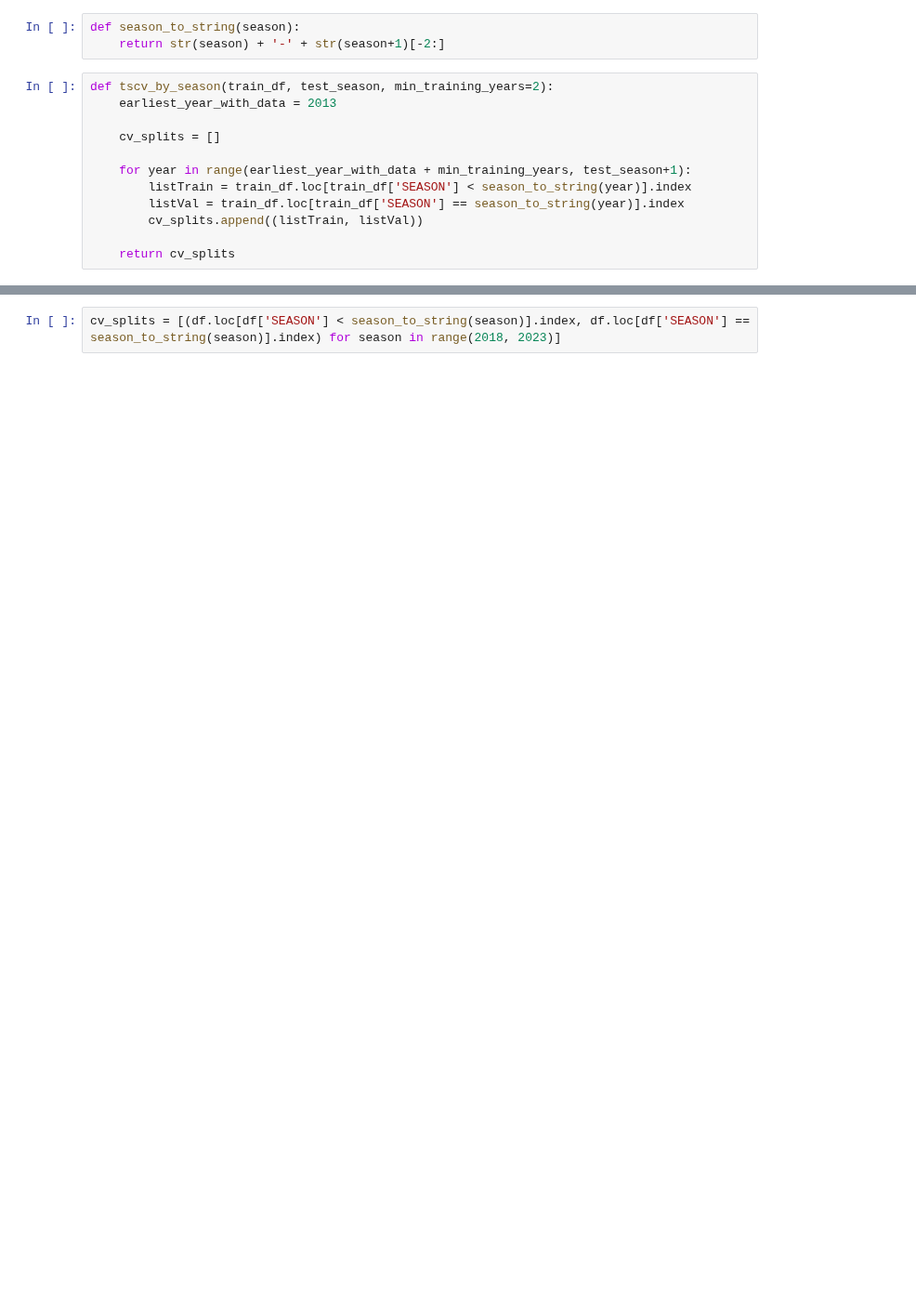
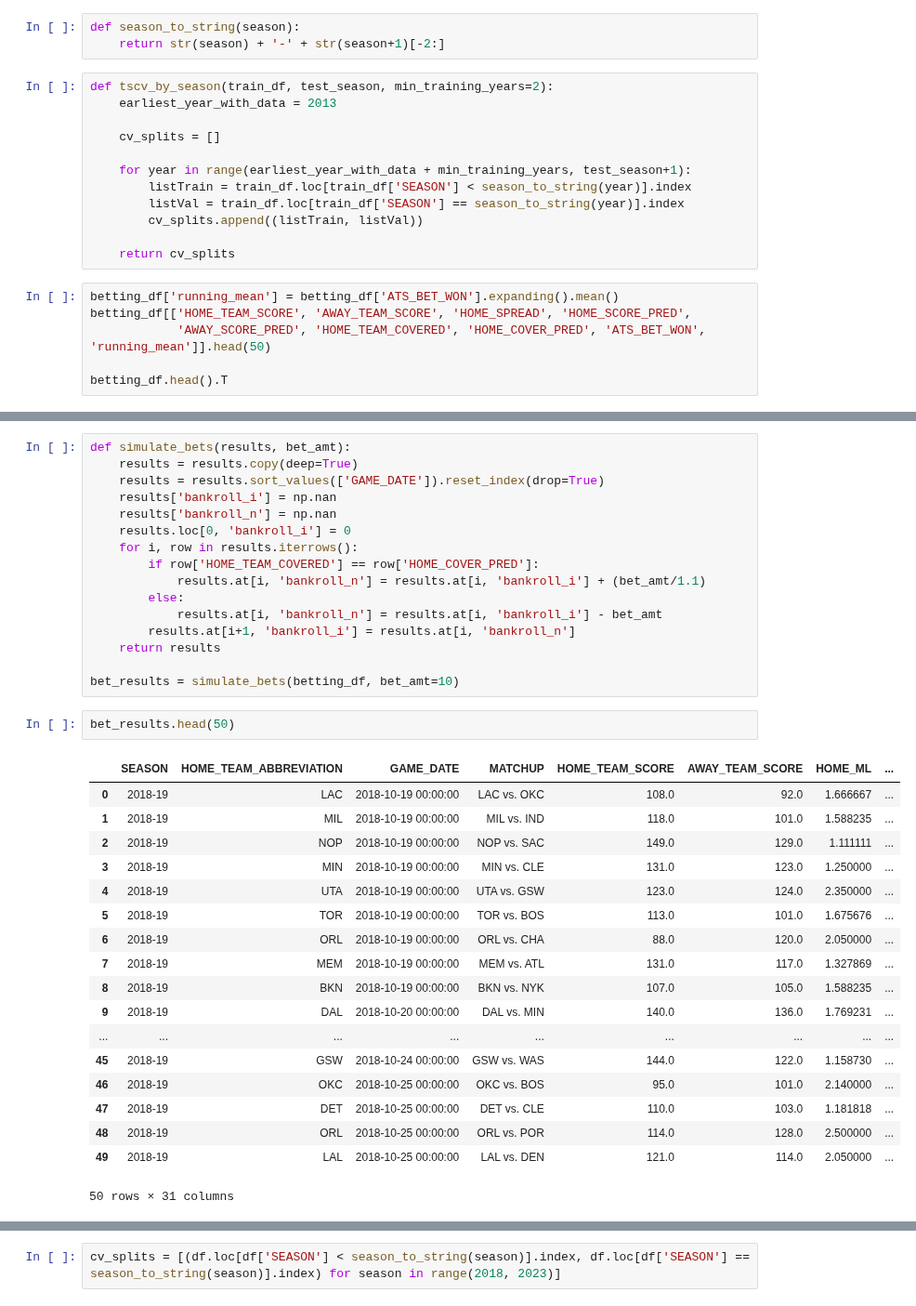
Before and after one commit to jnish23/NBA_Model_V2, a Jupyter notebook: notebooks/betting_simulations_backtesting.ipynb, the cells around one changed output, grey strips where cells are left out. Shown at 93% size. Cells and saved outputs as stored; diff of their text form; blank space fills up the shorter version.

```diff
--- a/notebooks/betting_simulations_backtesting.ipynb
+++ b/notebooks/betting_simulations_backtesting.ipynb
@@ -53,3 +109,9 @@ def tscv_by_season(train_df, test_season, min_training_years=2):
         cv_splits.append((listTrain, listVal))
 
     return cv_splits
+# %%
+betting_df['running_mean'] = betting_df['ATS_BET_WON'].expanding().mean()
+betting_df[['HOME_TEAM_SCORE', 'AWAY_TEAM_SCORE', 'HOME_SPREAD', 'HOME_SCORE_PRED',
+            'AWAY_SCORE_PRED', 'HOME_TEAM_COVERED', 'HOME_COVER_PRED', 'ATS_BET_WON', 'running_mean']].head(50)
+
+betting_df.head().T
@@ -56 +136,38 @@ def tscv_by_season(train_df, test_season, min_training_years=2):
+# %%
+def simulate_bets(results, bet_amt):
+    results = results.copy(deep=True)
+    results = results.sort_values(['GAME_DATE']).reset_index(drop=True)
+    results['bankroll_i'] = np.nan
+    results['bankroll_n'] = np.nan
+    results.loc[0, 'bankroll_i'] = 0
+    for i, row in results.iterrows():
+        if row['HOME_TEAM_COVERED'] == row['HOME_COVER_PRED']:
+            results.at[i, 'bankroll_n'] = results.at[i, 'bankroll_i'] + (bet_amt/1.1)
+        else:
+            results.at[i, 'bankroll_n'] = results.at[i, 'bankroll_i'] - bet_amt
+        results.at[i+1, 'bankroll_i'] = results.at[i, 'bankroll_n']
+    return results
+
+bet_results = simulate_bets(betting_df, bet_amt=10)
+# %%
+bet_results.head(50)
+# %% [output]
+|  | SEASON | HOME_TEAM_ABBREVIATION | GAME_DATE | MATCHUP | HOME_TEAM_SCORE | AWAY_TEAM_SCORE | HOME_ML | ... |
+| 0 | 2018-19 | LAC | 2018-10-19 00:00:00 | LAC vs. OKC | 108.0 | 92.0 | 1.666667 | ... |
+| 1 | 2018-19 | MIL | 2018-10-19 00:00:00 | MIL vs. IND | 118.0 | 101.0 | 1.588235 | ... |
+| 2 | 2018-19 | NOP | 2018-10-19 00:00:00 | NOP vs. SAC | 149.0 | 129.0 | 1.111111 | ... |
+| 3 | 2018-19 | MIN | 2018-10-19 00:00:00 | MIN vs. CLE | 131.0 | 123.0 | 1.250000 | ... |
+| 4 | 2018-19 | UTA | 2018-10-19 00:00:00 | UTA vs. GSW | 123.0 | 124.0 | 2.350000 | ... |
+| 5 | 2018-19 | TOR | 2018-10-19 00:00:00 | TOR vs. BOS | 113.0 | 101.0 | 1.675676 | ... |
+| 6 | 2018-19 | ORL | 2018-10-19 00:00:00 | ORL vs. CHA | 88.0 | 120.0 | 2.050000 | ... |
+| 7 | 2018-19 | MEM | 2018-10-19 00:00:00 | MEM vs. ATL | 131.0 | 117.0 | 1.327869 | ... |
+| 8 | 2018-19 | BKN | 2018-10-19 00:00:00 | BKN vs. NYK | 107.0 | 105.0 | 1.588235 | ... |
+| 9 | 2018-19 | DAL | 2018-10-20 00:00:00 | DAL vs. MIN | 140.0 | 136.0 | 1.769231 | ... |
+| ... | ... | ... | ... | ... | ... | ... | ... | ... |
+| 45 | 2018-19 | GSW | 2018-10-24 00:00:00 | GSW vs. WAS | 144.0 | 122.0 | 1.158730 | ... |
+| 46 | 2018-19 | OKC | 2018-10-25 00:00:00 | OKC vs. BOS | 95.0 | 101.0 | 2.140000 | ... |
+| 47 | 2018-19 | DET | 2018-10-25 00:00:00 | DET vs. CLE | 110.0 | 103.0 | 1.181818 | ... |
+| 48 | 2018-19 | ORL | 2018-10-25 00:00:00 | ORL vs. POR | 114.0 | 128.0 | 2.500000 | ... |
+| 49 | 2018-19 | LAL | 2018-10-25 00:00:00 | LAL vs. DEN | 121.0 | 114.0 | 2.050000 | ... |
+50 rows × 31 columns
 # %%
```
Also changed, not shown: parts of 26 cells of this notebook, 6 other files.
